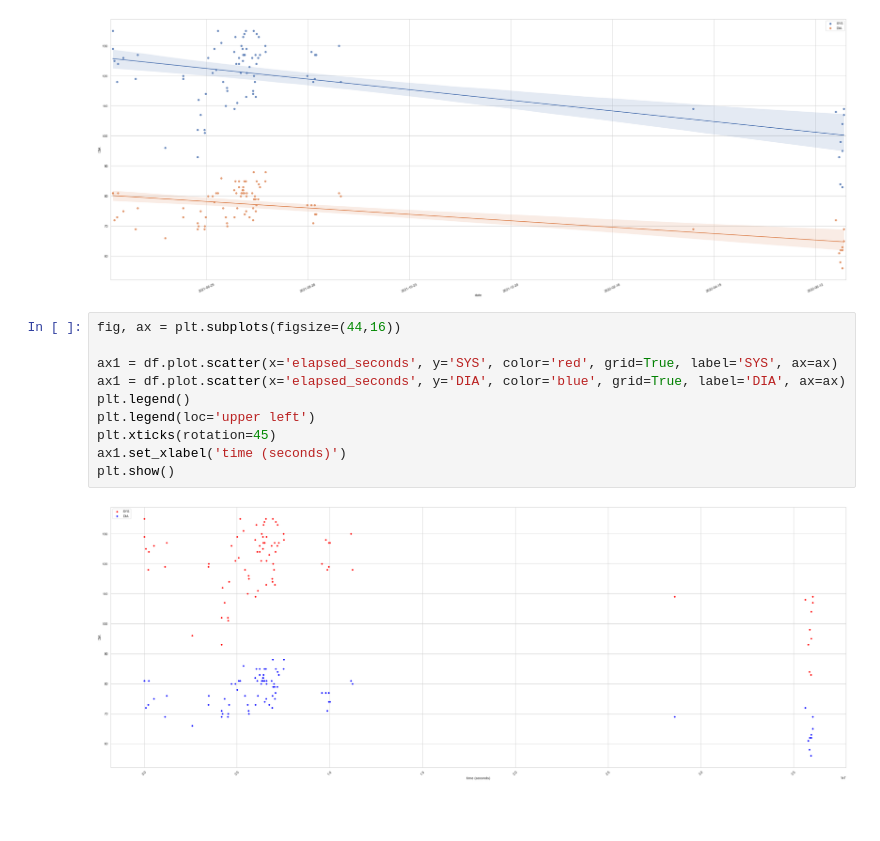
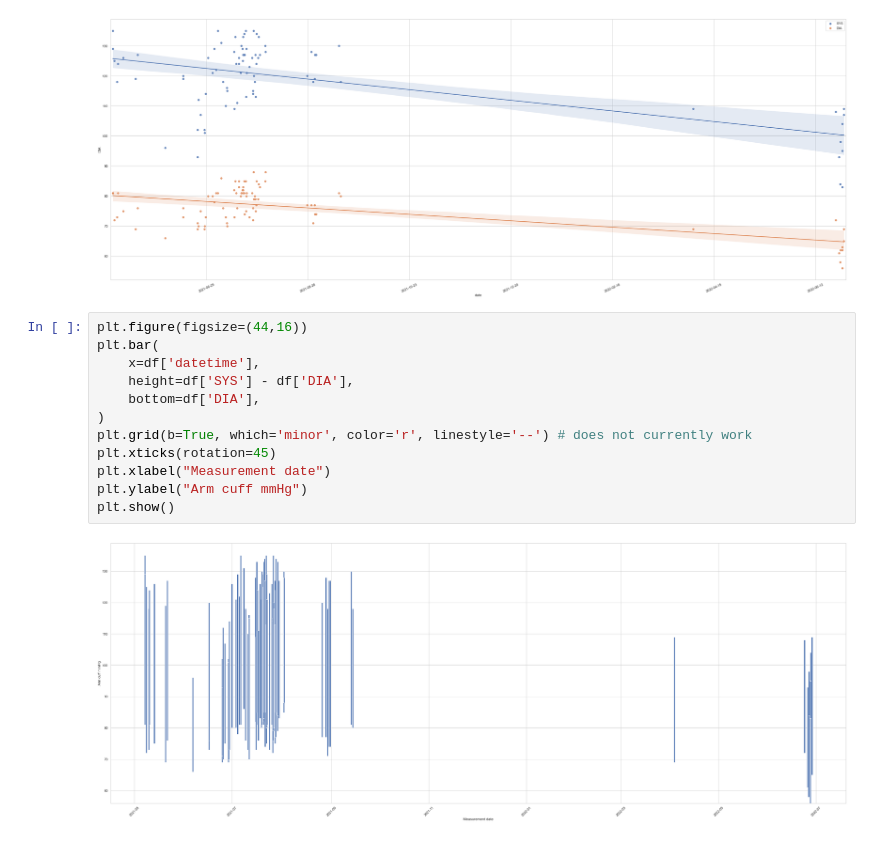
Before and after one commit to rjalexa/blood-pressure, a Jupyter notebook: blood-pressure-newlogs.ipynb, the cells around one changed output. Drawn from its saved outputs; the diff is of its cells as text; blank space fills up the shorter version.

Commit message:
second release

```diff
--- a/blood-pressure-newlogs.ipynb
+++ b/blood-pressure-newlogs.ipynb
@@ -128,15 +119,17 @@ plt.legend()
 plt.show()
 # %% [output]
 [figure]
-# %%
-fig, ax = plt.subplots(figsize=(44,16))
-
-ax1 = df.plot.scatter(x='elapsed_seconds', y='SYS', color='red', grid=True, label='SYS', ax=ax)
-ax1 = df.plot.scatter(x='elapsed_seconds', y='DIA', color='blue', grid=True, label='DIA', ax=ax)
-plt.legend()
-plt.legend(loc='upper left')
-plt.xticks(rotation=45)
-ax1.set_xlabel('time (seconds)')
-plt.show()
-# %% [output]
-[figure, removed]
+# %%
+plt.figure(figsize=(44,16))
+plt.bar(
+    x=df['datetime'],
+    height=df['SYS'] - df['DIA'],
+    bottom=df['DIA'],
+)
+plt.grid(b=True, which='minor', color='r', linestyle='--') # does not currently work
+plt.xticks(rotation=45)
+plt.xlabel("Measurement date")
+plt.ylabel("Arm cuff mmHg")
+plt.show()
+# %% [output]
+[figure, added]
```
Also changed, not shown: parts of 14 cells of this notebook.
